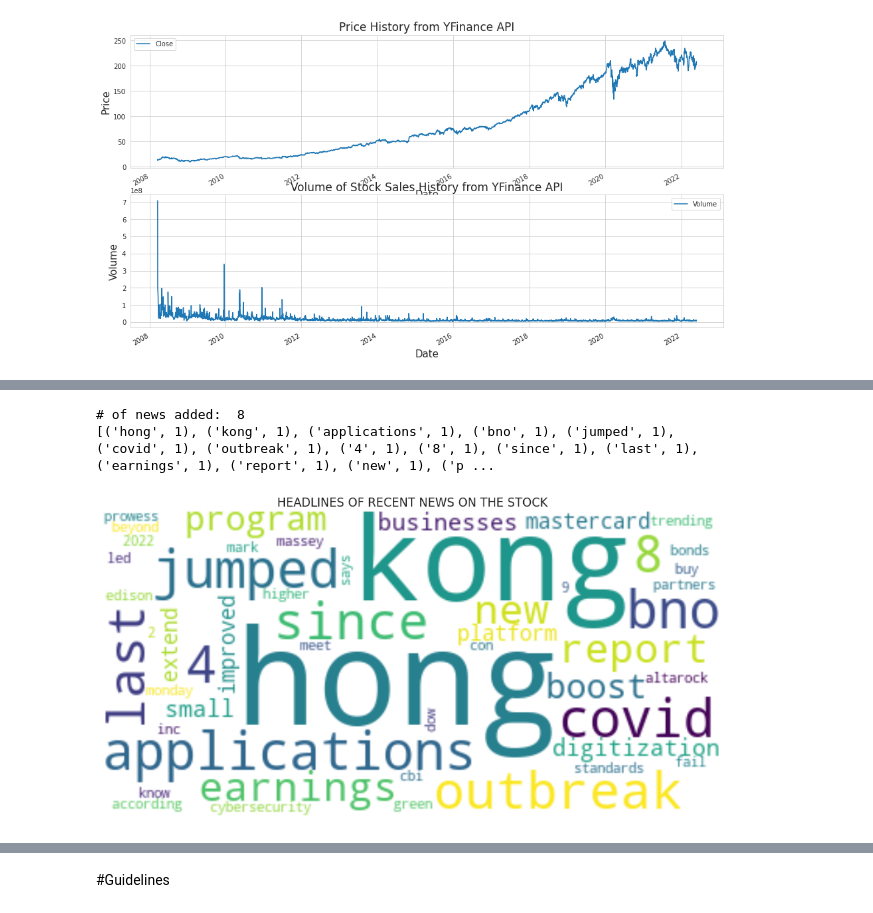
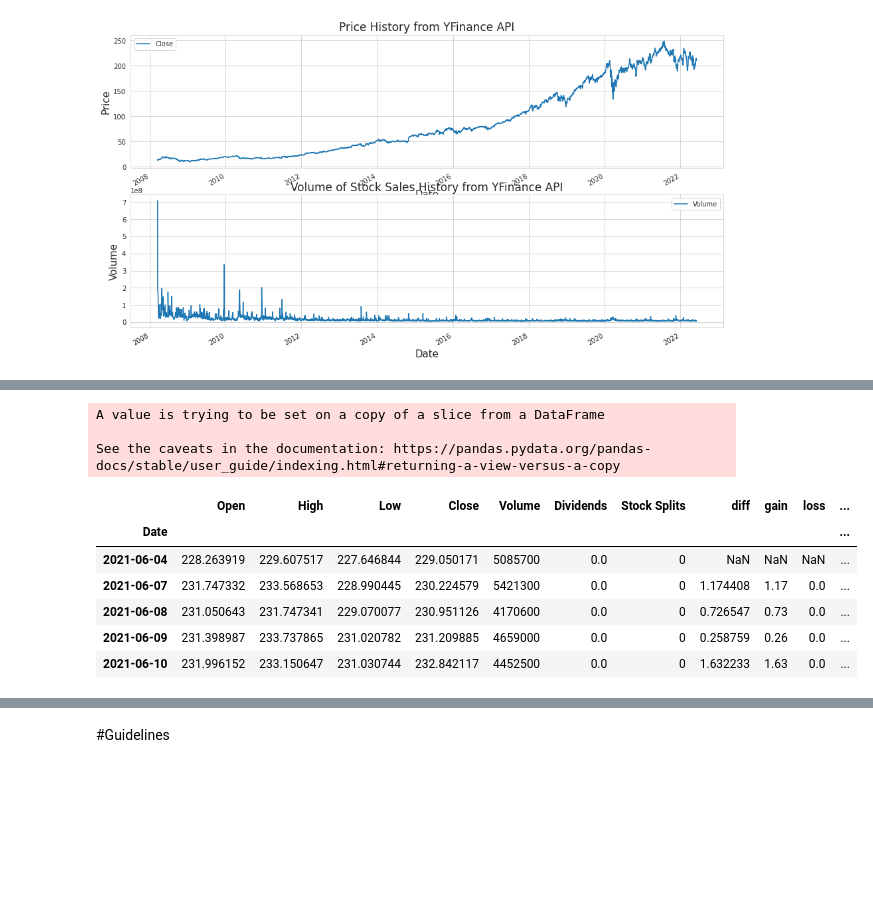
Before and after one commit to mrreyesm/FINANCIAL_ASSET_ANALYSIS, a Jupyter notebook: FINANCIAL_ASSET_ANALYSIS.ipynb, the cells around one changed output, grey strips where cells are left out. Saved outputs shown, nothing was run; the diff lists cells and outputs as text; code cells hidden in the pictures; blank space fills up the shorter version.

```diff
--- a/FINANCIAL_ASSET_ANALYSIS.ipynb
+++ b/FINANCIAL_ASSET_ANALYSIS.ipynb
@@ -953,7 +980,7 @@ def capm_evaluation(stock, market_ref):
   ax.legend()
   plt.show()
 # %%
-def pandas_rsi(df: pd.DataFrame, window_length: int = 14, output: str = None, price: str = 'Close'):
+def pandas_rsi(df: pd.DataFrame, window_length: int = 14, price: str = 'Close'):
     """
     An implementation of Wells Wilder's RSI calculation as outlined in
     his 1978 book "New Concepts in Technical Trading Systems" which makes
@@ -1001,15 +1028,11 @@ def pandas_rsi(df: pd.DataFrame, window_length: int = 14, output: str = None, pr
     df['rs'] = df['avg_gain'] / df['avg_loss']
 
     # Calculate RSI
-    df['rsi'] = 100 - (100 / (1.0 + df['rs']))
-
-    # Save if specified
-    if output is not None:
-        df.to_csv(output)
+    df['rsi_manual'] = 100 - (100 / (1.0 + df['rs']))
 
     return df
 # %%
-def rsi_calculation_and_viz(stock, years = 1):
+def rsi_calculation(stock, years = 1):
   symbol = yf.Ticker(stock)
   # get historical market data
   start_time = datetime.now() - timedelta(days=years*365)
@@ -1019,8 +1042,11 @@ def rsi_calculation_and_viz(stock, years = 1):
   hist = symbol.history(start=start_time, end=end_time)
   # Make RSI Calculations
   pandas_rsi(df=hist, window_length=14, price='Close')
-  print(hist)
-  # Create Figure
+  return hist
+
+# Create Figure
+def rsi_viz(df):
+  hist = df
   fig = make_subplots(rows=2, cols=1, shared_xaxes=True, row_width=[0.25, 0.75])
   # Create Candlestick chart for price data
   fig.add_trace(go.Candlestick(
@@ -1032,11 +1058,11 @@ def rsi_calculation_and_viz(stock, years = 1):
       increasing_line_color='#ff9900',
       decreasing_line_color='black',
       showlegend=False
-  ), row=1, col=1)
+      ), row=1, col=1)
   # Make RSI Plot
   fig.add_trace(go.Scatter(
       x=hist.index,
-      y=hist['rsi'],
+      y=hist['rsi_manual'],
       line=dict(color='#ff9900', width=2),
       showlegend=False,
   ), row=2, col=1
@@ -1139,7 +1141,14 @@ See the caveats in the documentation: https://pandas.pydata.org/pandas-docs/stab
-# %%
-unwanted_words = ['visa', 'v']
-stock_news_headers_word_cloud(stock, unwanted_words)
-# %% [output]
-# of news added:  8
-[('hong', 1), ('kong', 1), ('applications', 1), ('bno', 1), ('jumped', 1), ('covid', 1), ('outbreak', 1), ('4', 1), ('8', 1), ('since', 1), ('last', 1), ('earnings', 1), ('report', 1), ('new', 1), ('p ...
-[figure, removed]
+# %%
+hist = rsi_calculation(stock, years = 1)
+hist.head()
+# %% [output]
+A value is trying to be set on a copy of a slice from a DataFrame
+
+See the caveats in the documentation: https://pandas.pydata.org/pandas-docs/stable/user_guide/indexing.html#returning-a-view-versus-a-copy
+|  | Open | High | Low | Close | Volume | Dividends | Stock Splits | diff | gain | loss | ... |
+| Date |  |  |  |  |  |  |  |  |  |  | ... |
+| 2021-06-04 | 228.263919 | 229.607517 | 227.646844 | 229.050171 | 5085700 | 0.0 | 0 | NaN | NaN | NaN | ... |
+| 2021-06-07 | 231.747332 | 233.568653 | 228.990445 | 230.224579 | 5421300 | 0.0 | 0 | 1.174408 | 1.17 | 0.0 | ... |
+| 2021-06-08 | 231.050643 | 231.747341 | 229.070077 | 230.951126 | 4170600 | 0.0 | 0 | 0.726547 | 0.73 | 0.0 | ... |
+| 2021-06-09 | 231.398987 | 233.737865 | 231.020782 | 231.209885 | 4659000 | 0.0 | 0 | 0.258759 | 0.26 | 0.0 | ... |
+| 2021-06-10 | 231.996152 | 233.150647 | 231.030744 | 232.842117 | 4452500 | 0.0 | 0 | 1.632233 | 1.63 | 0.0 | ... |
```
Also changed, not shown: parts of 51 cells of this notebook.
